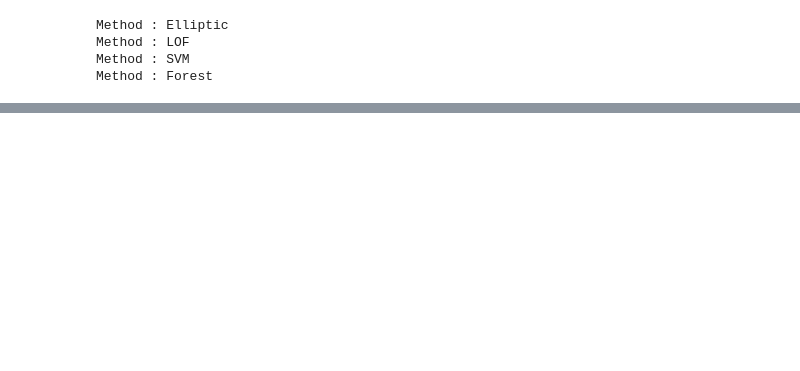
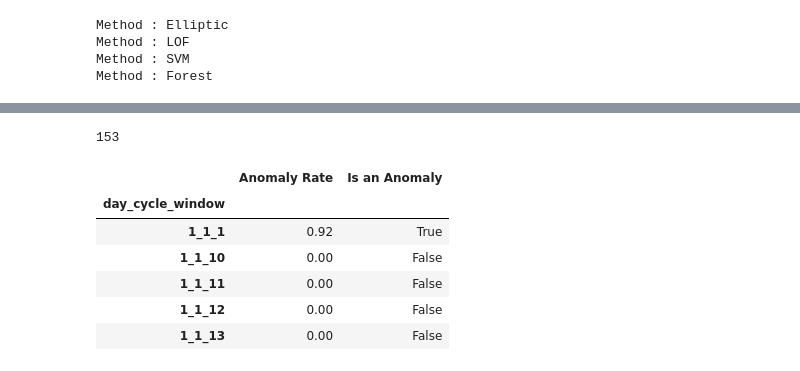
Before and after one commit to cdrutinus/ml-class-anomaly-detection, a Jupyter notebook: BE Plane's Windows.ipynb, the cells around one changed output, grey strips where cells are left out. Cells and saved outputs as stored; diff of their text form; code cells hidden in the pictures; blank space fills up the shorter version.

```diff
--- a/BE Plane's Windows.ipynb
+++ b/BE Plane's Windows.ipynb
@@ -255,3 +279,24 @@ windows_scores = [window_score(window_name) for window_name in data['day_cycle_w
+# %%
+n_data_window = data.groupby(['day_cycle_window']).agg(['count'])['p1'].sort_values(by=['day_cycle_window'])
+
+df_windows = data.groupby(['day_cycle_window']).sum()
+df_windows["Anomaly Rate"] = df_windows["Anomaly"]/n_data_window['count']
+
+df_windows = df_windows.loc[:,["Anomaly Rate"]]
+
+df_windows["Is an Anomaly"] = [df_windows["Anomaly Rate"][i] > 0.5 for i in range(len(df_windows["Anomaly Rate"]))]
+
+print(len(df_windows[df_windows["Anomaly Rate"] > 0.5]))
+df_windows.head()
+# %% [output]
+153
+|  | Anomaly Rate | Is an Anomaly |
+| day_cycle_window |  |  |
+| 1_1_1 | 0.92 | True |
+| 1_1_10 | 0.00 | False |
+| 1_1_11 | 0.00 | False |
+| 1_1_12 | 0.00 | False |
+| 1_1_13 | 0.00 | False |
 # %%
 anomaly_windows = [windows_scores[i] for i in range(len(windows_scores)) if windows_scores[i] > 0.2]
 print(len(anomaly_windows))
```
Also changed, not shown: parts of 14 cells of this notebook.
